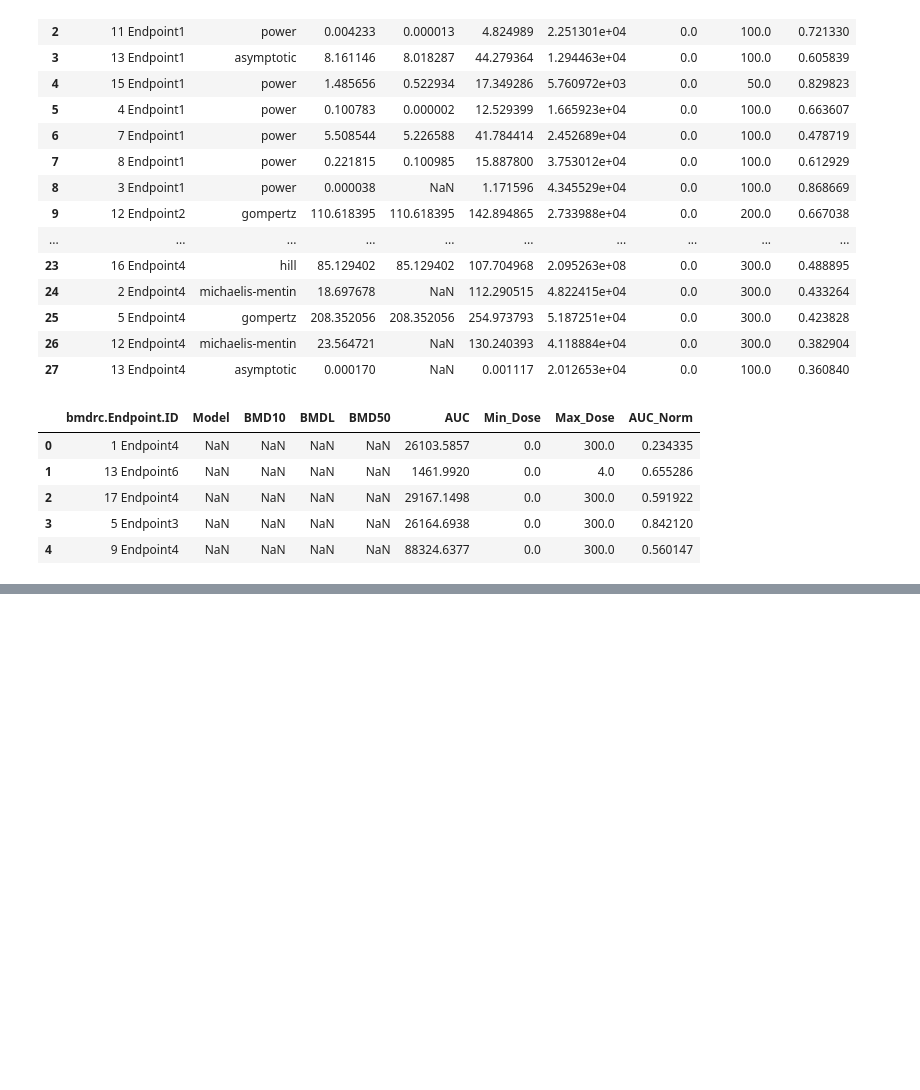
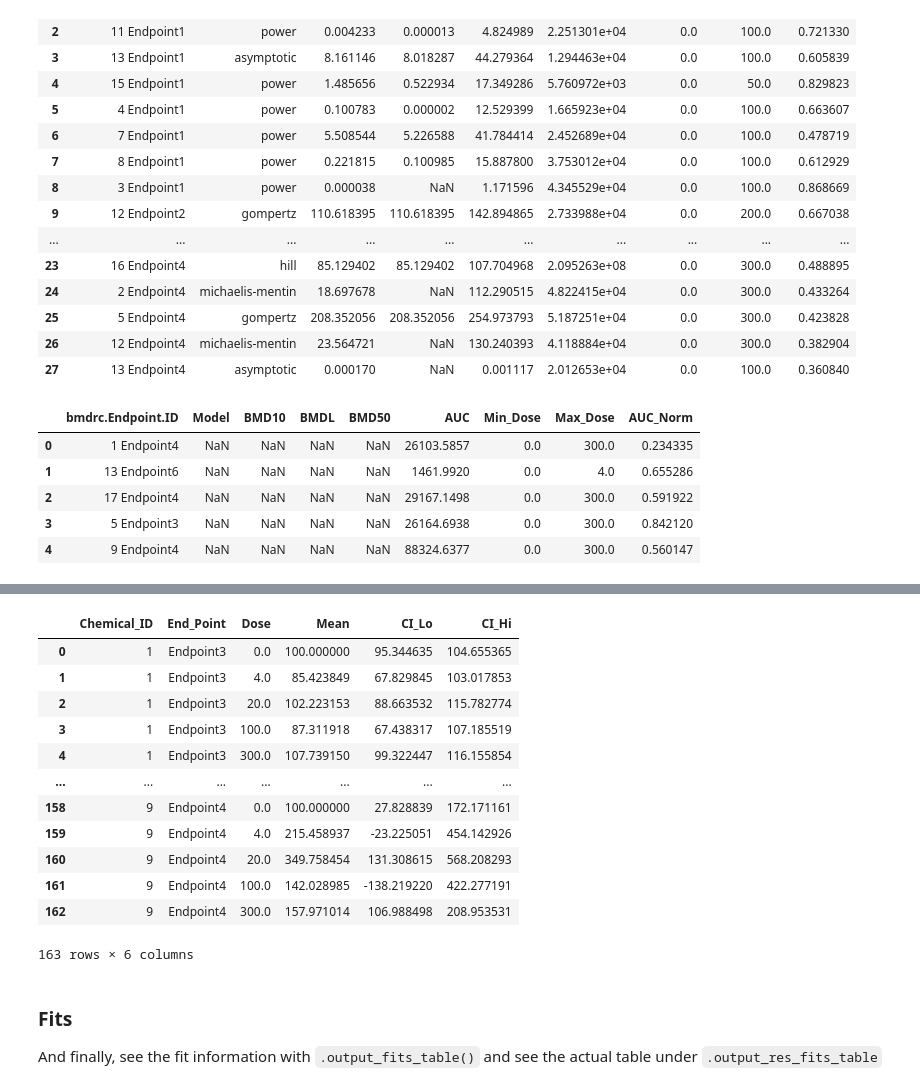
Before and after one commit to PNNL-CompBio/bmdrc, a Jupyter notebook: vignettes/Continuous Class Example.ipynb, the cells around one changed output, grey strips where cells are left out. Drawn from its saved outputs; the diff is of its cells as text; code cells hidden in the pictures; blank space fills up the shorter version.

```diff
--- a/vignettes/Continuous Class Example.ipynb
+++ b/vignettes/Continuous Class Example.ipynb
@@ -173,0 +205,21 @@ con.bmds_filtered
+# %%
+con.output_dose_table()
+con.output_res_dose_table
+# %% [output]
+|  | Chemical_ID | End_Point | Dose | Mean | CI_Lo | CI_Hi |
+| 0 | 1 | Endpoint3 | 0.0 | 100.000000 | 95.344635 | 104.655365 |
+| 1 | 1 | Endpoint3 | 4.0 | 85.423849 | 67.829845 | 103.017853 |
+| 2 | 1 | Endpoint3 | 20.0 | 102.223153 | 88.663532 | 115.782774 |
+| 3 | 1 | Endpoint3 | 100.0 | 87.311918 | 67.438317 | 107.185519 |
+| 4 | 1 | Endpoint3 | 300.0 | 107.739150 | 99.322447 | 116.155854 |
+| ... | ... | ... | ... | ... | ... | ... |
+| 158 | 9 | Endpoint4 | 0.0 | 100.000000 | 27.828839 | 172.171161 |
+| 159 | 9 | Endpoint4 | 4.0 | 215.458937 | -23.225051 | 454.142926 |
+| 160 | 9 | Endpoint4 | 20.0 | 349.758454 | 131.308615 | 568.208293 |
+| 161 | 9 | Endpoint4 | 100.0 | 142.028985 | -138.219220 | 422.277191 |
+| 162 | 9 | Endpoint4 | 300.0 | 157.971014 | 106.988498 | 208.953531 |
+163 rows × 6 columns
+# %% [markdown]
+### Fits
+
+And finally, see the fit information with `.output_fits_table()` and see the actual table under `.output_res_fits_table`
```
Also changed, not shown: parts of 3 cells of this notebook, 2 other files.
